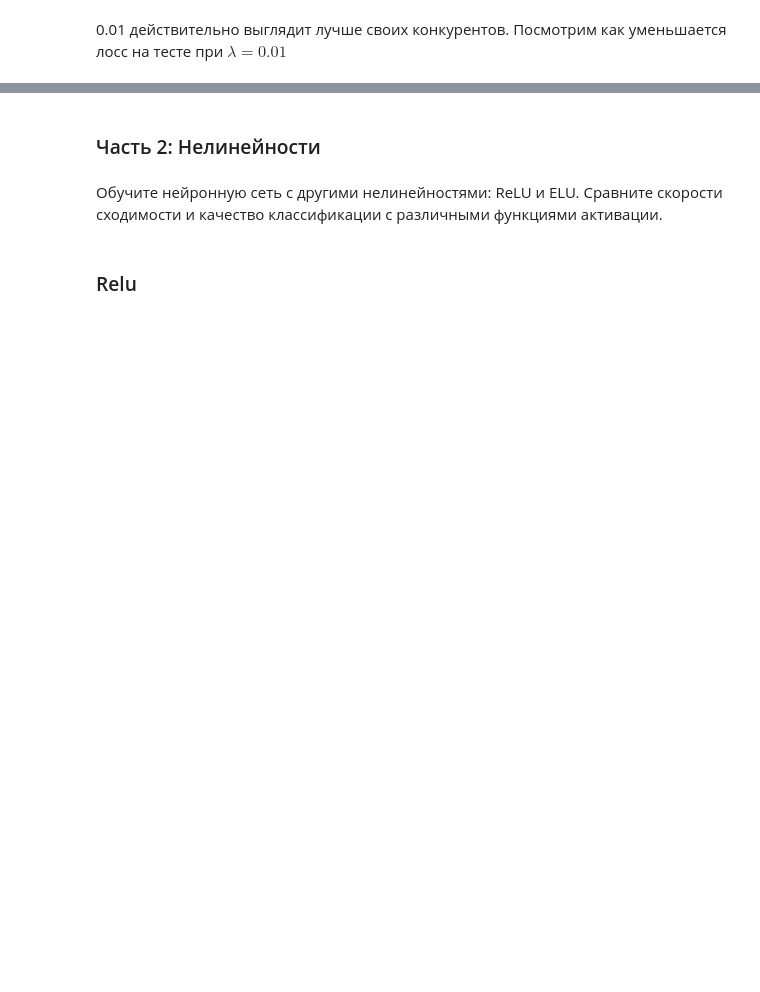
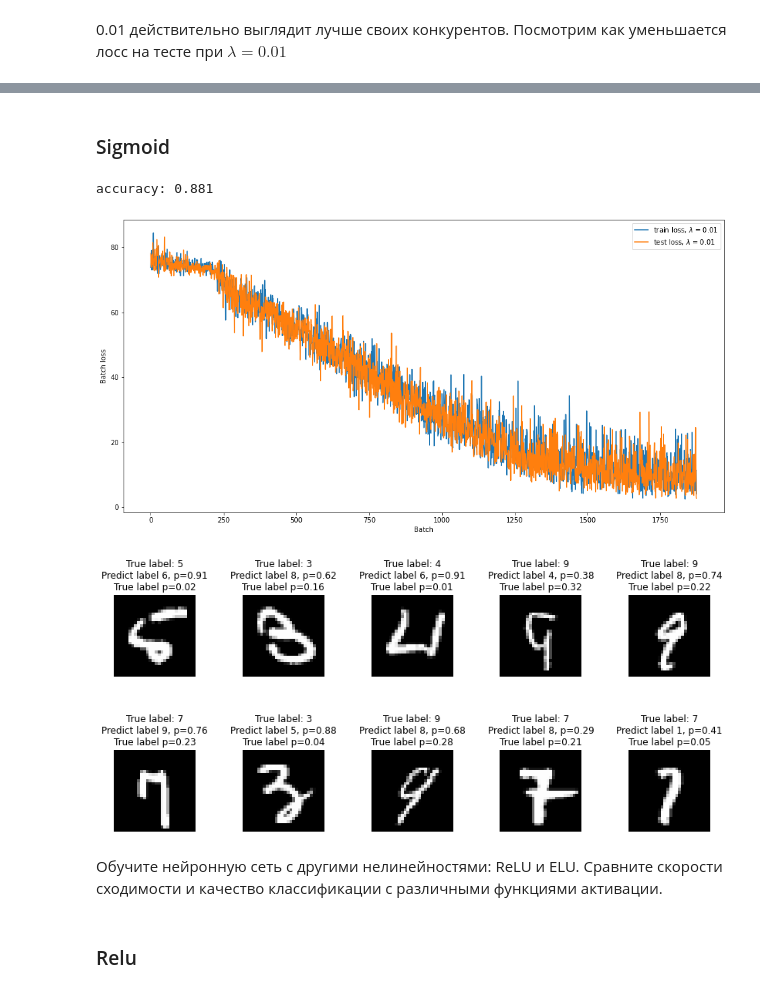
Before and after one commit to lomonoshka/TechnoSphere, a Jupyter notebook: Second_semestr/ML/Seminar2/Practice task 2, Back propagation for MNIST.ipynb, the cells around one changed output, grey strips where cells are left out. Saved outputs shown, nothing was run; the diff lists cells and outputs as text; code cells hidden in the pictures; blank space fills up the shorter version.

```diff
--- a/Second_semestr/ML/Seminar2/Practice task 2, Back propagation for MNIST.ipynb
+++ b/Second_semestr/ML/Seminar2/Practice task 2, Back propagation for MNIST.ipynb
@@ -23,7 +23,7 @@ train_dataset = MNIST('.', train=True, download=True, transform=transform)
 test_dataset = MNIST('.', train=False, transform=transform)
 
 train_loader = DataLoader(train_dataset, batch_size=32, shuffle=True)
-test_loader = DataLoader(test_dataset, batch_size=1, shuffle=True)
+test_loader = DataLoader(test_dataset, batch_size=32, shuffle=True)
 # %%
 ## Usage example:
 for X, y in train_loader:
@@ -74,15 +74,2 @@ ax.plot();
 # %% [markdown]
 0.01 действительно выглядит лучше своих конкурентов. Посмотрим как уменьшается лосс на тесте при $\lambda = 0.01$
-# %%
-Xs = []
-ys = []
-# test_loader.batch_size = 1
-for X, y in test_loader:
-    X = X.view(-1, X.shape[0])
-    X = X.numpy().flatten() ### Converts torch.Tensor to numpy array
-    y = y.numpy()
-#     print(X.shape)
-    Xs.append(X)
-    ys.append(y)
-X_test = np.array(Xs)
-y_test = np.array(ys).flatten()
@@ -95,12 +75,0 @@ print(y_test.shape)
-# %%
-from random import sample
-test_loss = []
-nn = NeuralNetwork([Linear(784, 100), Sigmoid(), Linear(100,100), Sigmoid(), Linear(100, 10)], NLLLoss())
-for X, y in train_loader:
-    X = X.view(X.shape[0], -1)
-    X = X.numpy() ### Converts torch.Tensor to numpy array
-    y = y.numpy()
-    nn.train(X, y, epoch=1, learning_rate=0.01)
-    indexes = np.random.choice(X_test.shape[0], 32, replace=False)
-    res = nn.forward(X_test[indexes])
-    test_loss.append(nn.loss.forward(res, y_test[indexes]))
@@ -143,5 +118,12 @@ accuracy: 0.9147
-# %% [markdown]
-### Часть 2: Нелинейности
+# %% [markdown]
+### Sigmoid
+# %%
+nn = NeuralNetwork([Linear(784, 100), Sigmoid(), Linear(100,100), Sigmoid(), Linear(100, 10)], NLLLoss())
+train_and_view_results(nn, train_loader, test_loader)
+# %% [output]
+accuracy: 0.881
+[figure, added]
+[figure, added]
 # %% [markdown]
 Обучите нейронную сеть с другими нелинейностями: ReLU и ELU. Сравните скорости сходимости и качество классификации с различными функциями активации.
 # %% [markdown]
```
Also changed, not shown: parts of 29 cells of this notebook.
